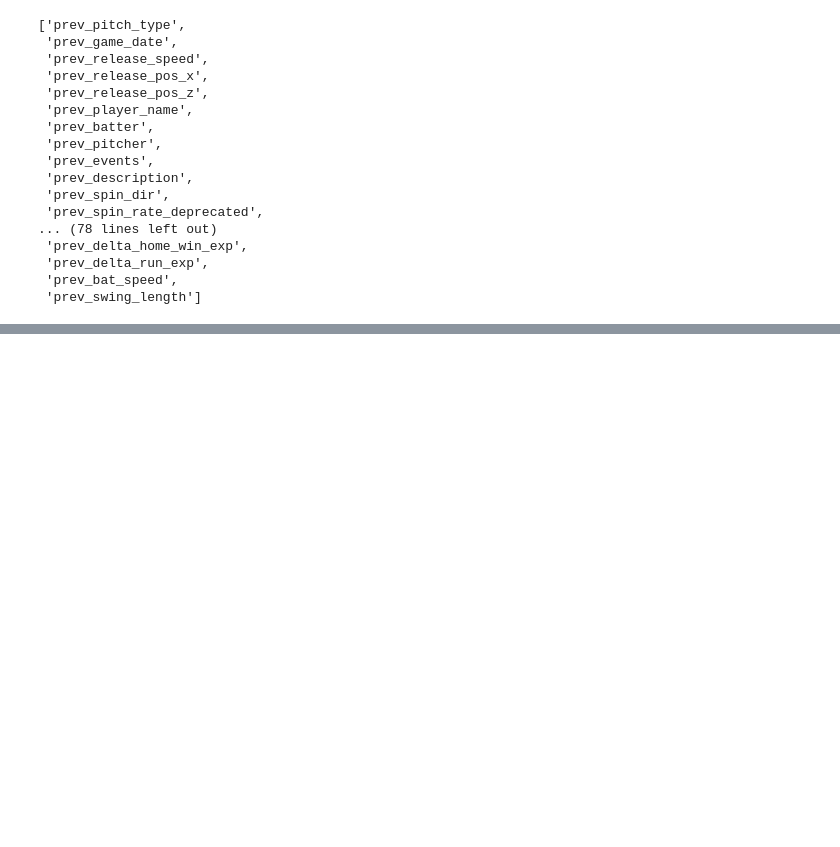
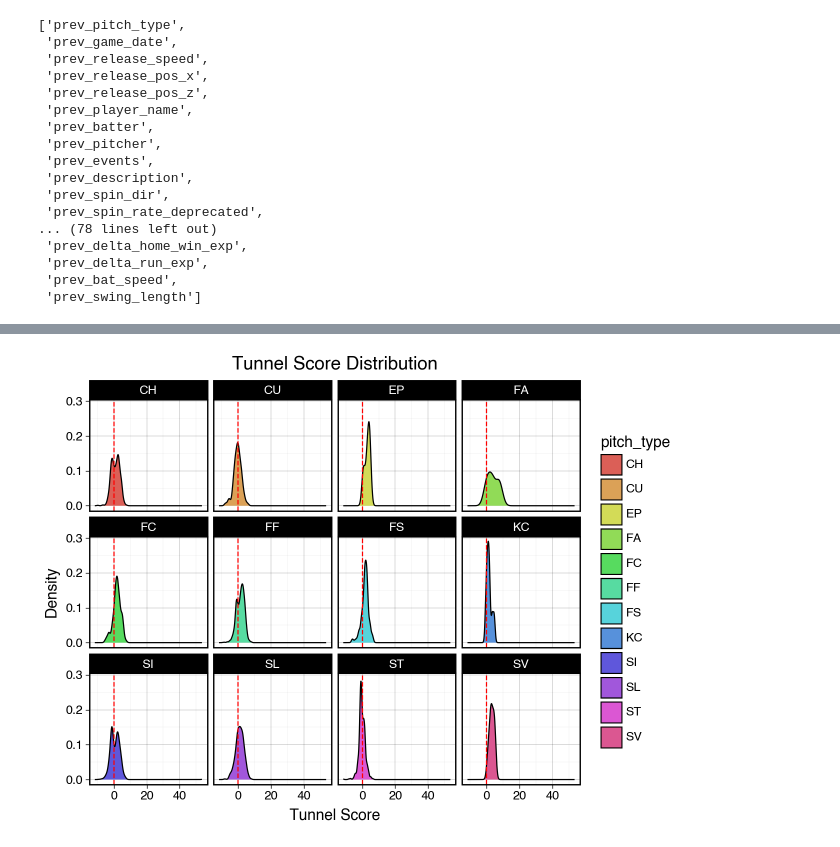
Before and after one commit to Jensen-holm/TunnelScore-Analysis, a Jupyter notebook: swing_data.ipynb, the cells around one changed output, grey strips where cells are left out. Cells and saved outputs as stored; diff of their text form; code cells hidden in the pictures; blank space fills up the shorter version.

```diff
--- a/swing_data.ipynb
+++ b/swing_data.ipynb
@@ -159,0 +157,20 @@ shape: (5, 6)
+# %%
+tunnel_score_dist_plot = (
+    ggplot(
+        tunnel_score_df.drop_nulls(["tunnel_score"]).filter(pl.col("tunnel_score") < 1000).filter(pl.col("pitch_type") != "KN"),
+        aes(x="tunnel_score", fill="pitch_type")
+    )
+    + geom_density()
+    + facet_wrap("~ pitch_type")
+    + geom_vline(xintercept=0, color="red", linetype="dashed")
+    + theme_linedraw()
+    + labs(
+        title="Tunnel Score Distribution",
+        x="Tunnel Score",
+        y="Density",
+    )
+)
+
+tunnel_score_dist_plot.show()
+# %% [output]
+[figure, added]
```
Also changed, not shown: parts of 1 cell of this notebook.
